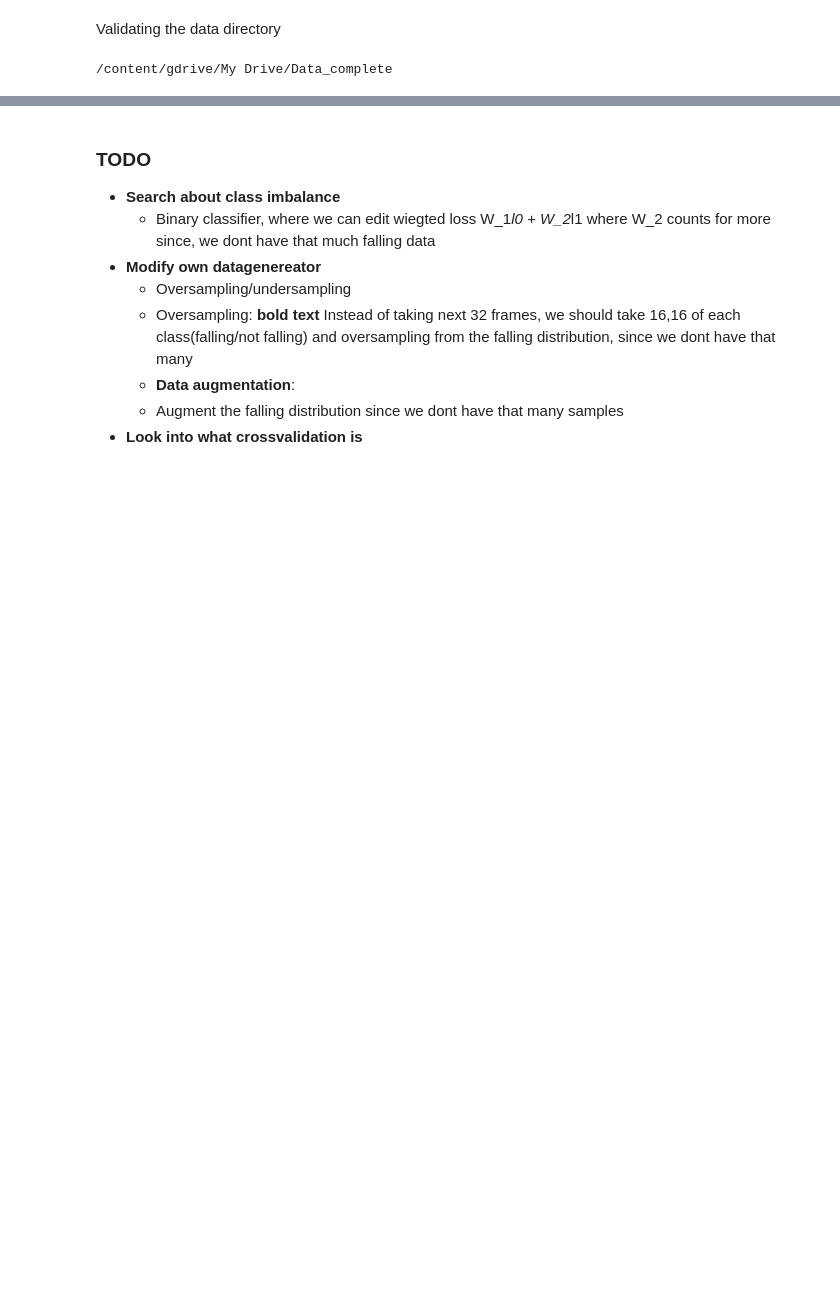
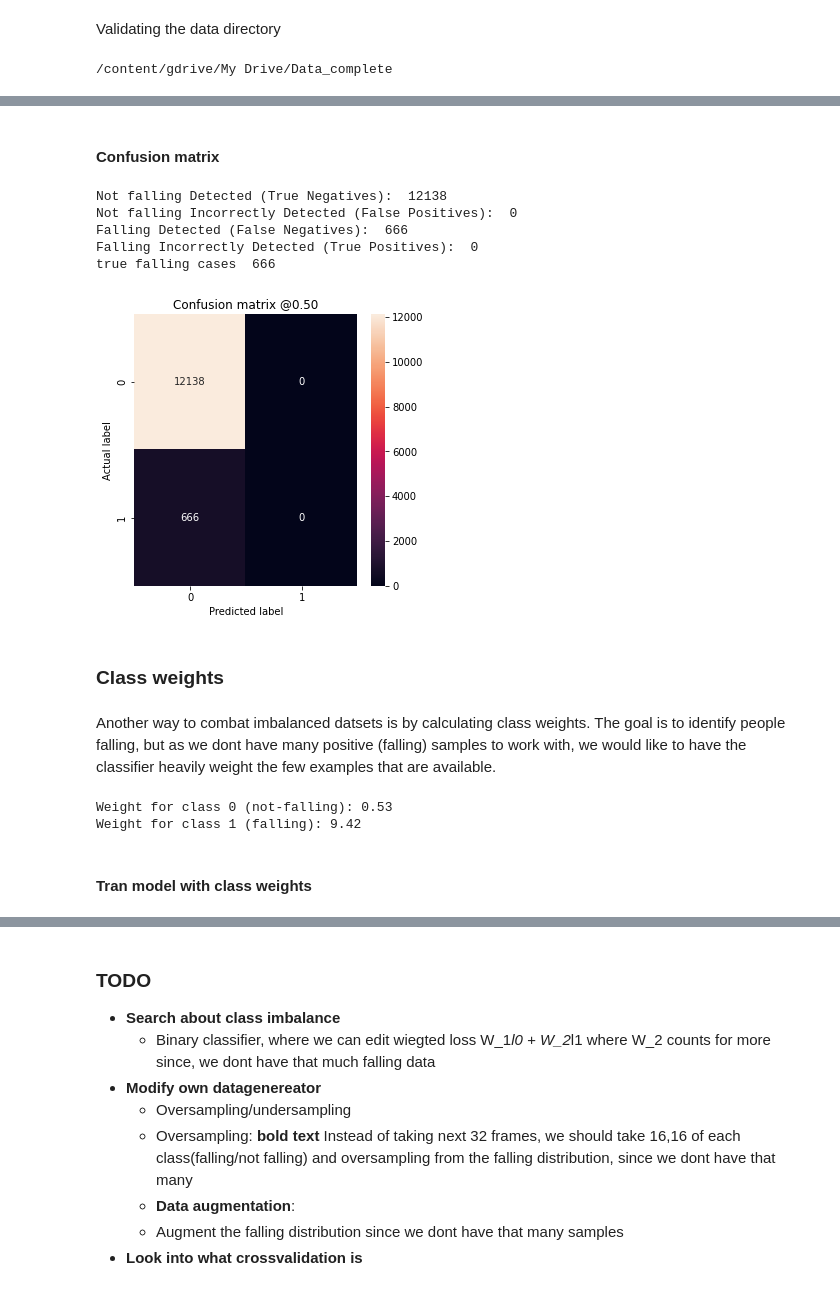
Before and after one commit to antonercool/deep-learning-exam-project, a Jupyter notebook: FallDetector.ipynb, the cells around one changed output, grey strips where cells are left out. Cells and saved outputs as stored; diff of their text form; code cells hidden in the pictures; blank space fills up the shorter version.

```diff
--- a/FallDetector.ipynb
+++ b/FallDetector.ipynb
@@ -551,0 +714,3 @@ Very imbalanced
+# %%
+model_biased = keras.models.load_model(str(p) + "/models/modelCalculatedBias3")
+model_biased_history=np.load(str(p) + '/models/history/modelCalculatedBias3.npy',allow_pickle='TRUE').item()
@@ -551,0 +736,45 @@ Very imbalanced
+# %%
+validation_labels = []
+validation_generator.reset()
+
+# Fetch all true labels for validation
+for batch in validation_generator:
+  for label in batch[1]:
+    validation_labels.append(label)
+
+
+# predict labels validation
+validation_generator.reset()
+test_predictions = model_biased.predict(validation_generator)
+# %% [markdown]
+#### Confusion matrix
+# %%
+plot_cm(validation_labels, test_predictions)
+# %% [output]
+Not falling Detected (True Negatives):  12138
+Not falling Incorrectly Detected (False Positives):  0
+Falling Detected (False Negatives):  666
+Falling Incorrectly Detected (True Positives):  0
+true falling cases  666
+[figure, added]
+# %% [markdown]
+### Class weights
+# %% [markdown]
+Another way to combat imbalanced datsets is by calculating class weights. The goal is to identify people falling, but as we dont have many positive (falling) samples to work with, we would like to have the classifier heavily weight the few examples that are available.
+# %%
+neg =  71883
+pos =  4028
+total = neg + pos
+
+weight_for_0 = (1 / neg) * (total / 2.0)
+weight_for_1 = (1 / pos) * (total / 2.0)
+
+class_weight_addon = {0: weight_for_0, 1: weight_for_1}
+
+print('Weight for class 0 (not-falling): {:.2f}'.format(weight_for_0))
+print('Weight for class 1 (falling): {:.2f}'.format(weight_for_1))
+# %% [output]
+Weight for class 0 (not-falling): 0.53
+Weight for class 1 (falling): 9.42
+# %% [markdown]
+#### Tran model with class weights
```
Also changed, not shown: parts of 74 cells of this notebook.
